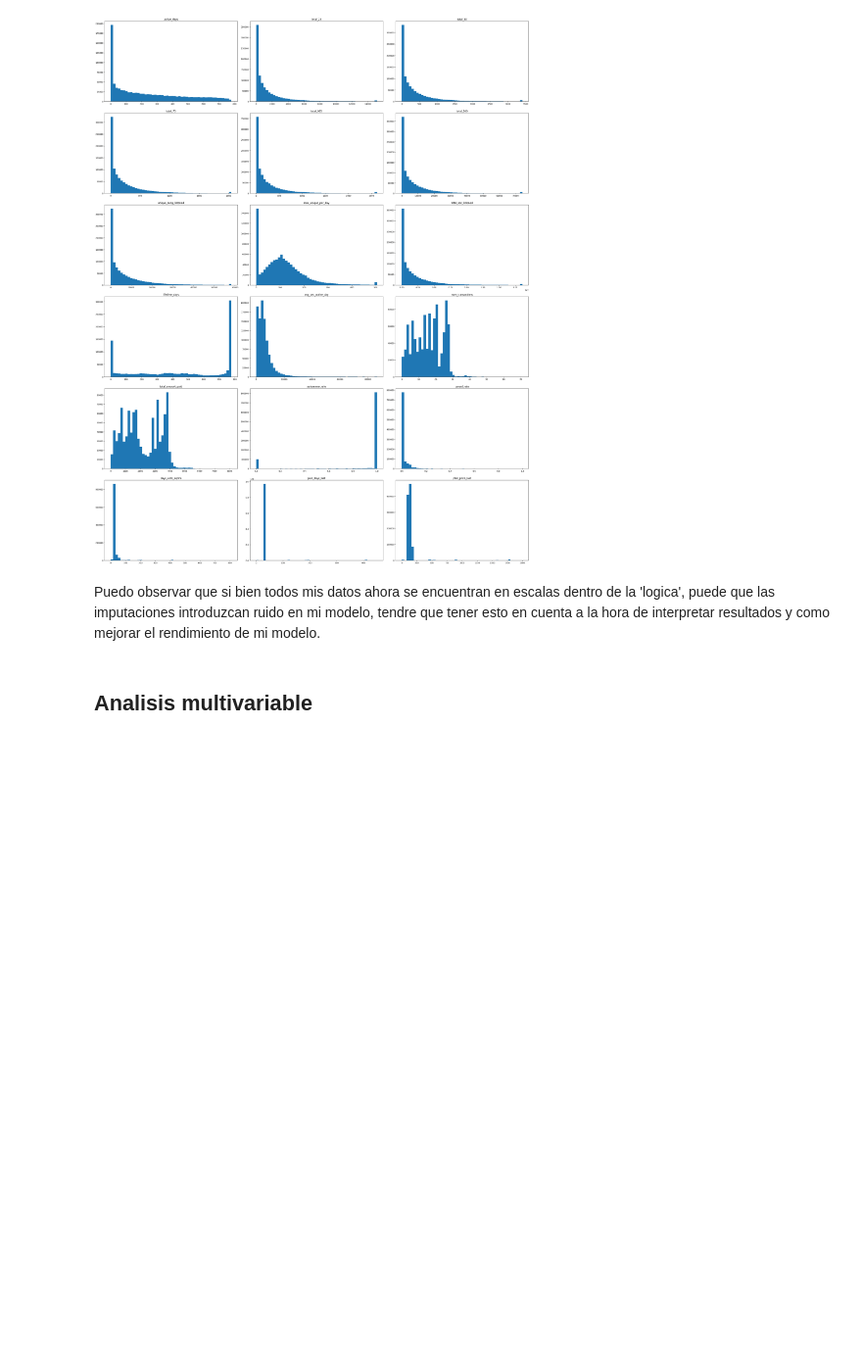
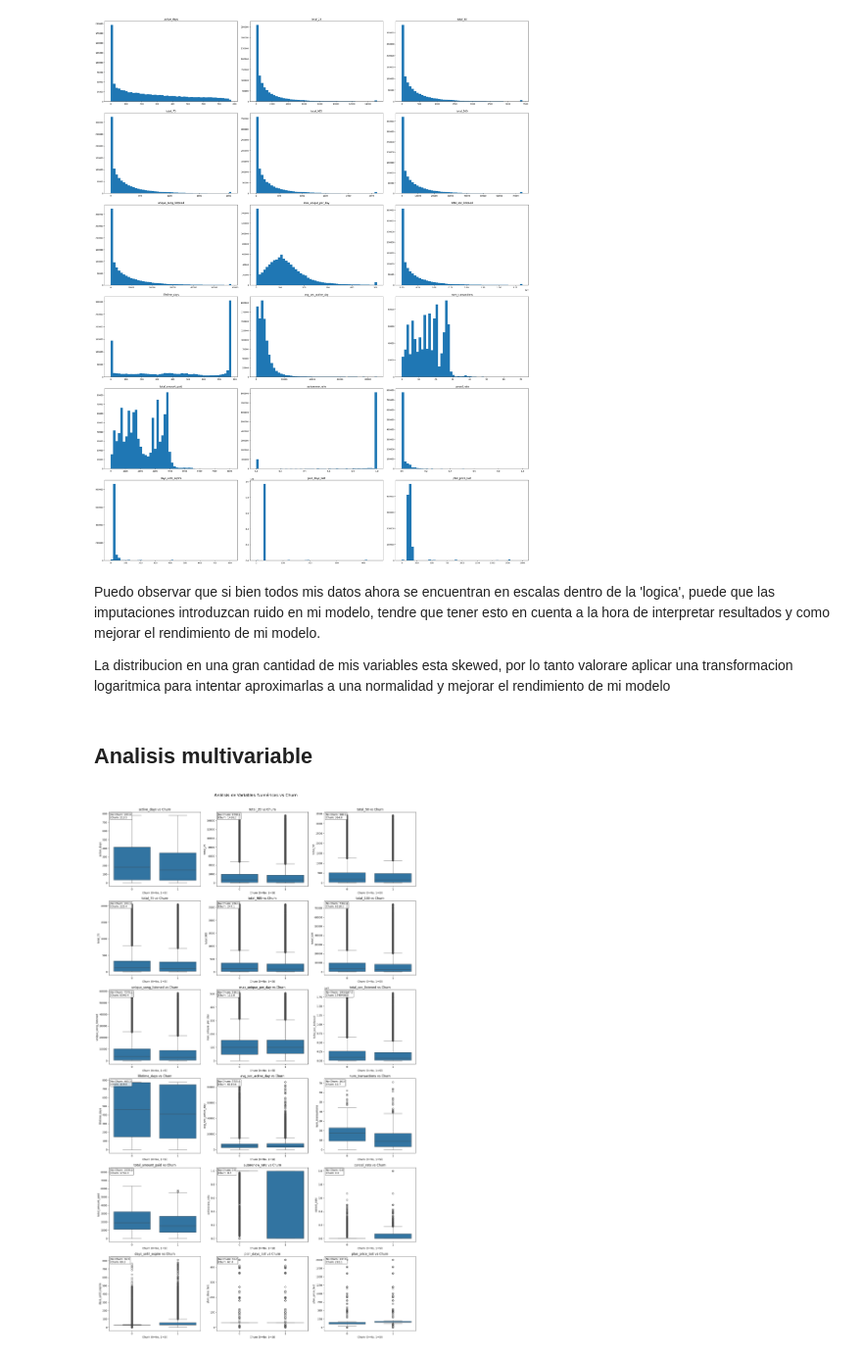
Before and after one commit to Reezo912/Churn-Prediction-KKBox, a Jupyter notebook: src/EDA.ipynb, the cells around one changed output. Shown at 98% size. Drawn from its saved outputs; the diff is of its cells as text; code cells hidden in the pictures; blank space fills up the shorter version.

```diff
--- a/src/EDA.ipynb
+++ b/src/EDA.ipynb
@@ -226,5 +227,46 @@ plt.show()
 [figure]
 # %% [markdown]
 Puedo observar que si bien todos mis datos ahora se encuentran en escalas dentro de la 'logica', puede que las imputaciones introduzcan ruido en mi modelo, tendre que tener esto en cuenta a la hora de interpretar resultados y como mejorar el rendimiento de mi modelo.
+
+La distribucion en una gran cantidad de mis variables esta skewed, por lo tanto valorare aplicar una transformacion logaritmica para intentar aproximarlas a una normalidad y mejorar el rendimiento de mi modelo
 # %% [markdown]
 ## Analisis multivariable
+# %%
+numeric_cols = df.select_dtypes(include=['float64', 'int64']).columns
+
+n_cols = 3
+n_rows = (len(numeric_cols) + n_cols - 1) // n_cols
+
+fig, axes = plt.subplots(n_rows, n_cols, figsize=(18, 5*n_rows))
+fig.suptitle('Análisis de Variables Numéricas vs Churn', fontsize=16, y=1.01)
+
+if n_rows == 1:
+    axes = axes.reshape(1, -1)
+
+# Crear boxplots para cada variable
+for idx, var in enumerate(numeric_cols):
+    row = idx // n_cols
+    col = idx % n_cols
+
+    # Boxplot comparando churn vs no churn
+    sns.boxplot(data=df, x='is_churn', y=var, ax=axes[row, col])
+    axes[row, col].set_title(f'{var} vs Churn')
+    axes[row, col].set_xlabel('Churn (0=No, 1=Sí)')
+
+    # Añadir estadísticas básicas
+    no_churn_mean = df[df['is_churn']==0][var].mean()
+    churn_mean = df[df['is_churn']==1][var].mean()
+    axes[row, col].text(0.02, 0.98, f'No Churn: {no_churn_mean:.1f}\nChurn: {churn_mean:.1f}',
+                        transform=axes[row, col].transAxes, verticalalignment='top',
+                        bbox=dict(boxstyle='round', facecolor='white', alpha=0.8))
+
+# Ocultar subplots vacíos
+for idx in range(len(numeric_cols), n_rows * n_cols):
+    row = idx // n_cols
+    col = idx % n_cols
+    fig.delaxes(axes[row, col])
+
+plt.tight_layout()
+plt.show()
+# %% [output]
+[figure, added]
```
Also changed, not shown: parts of 6 cells of this notebook, 3 other files.
